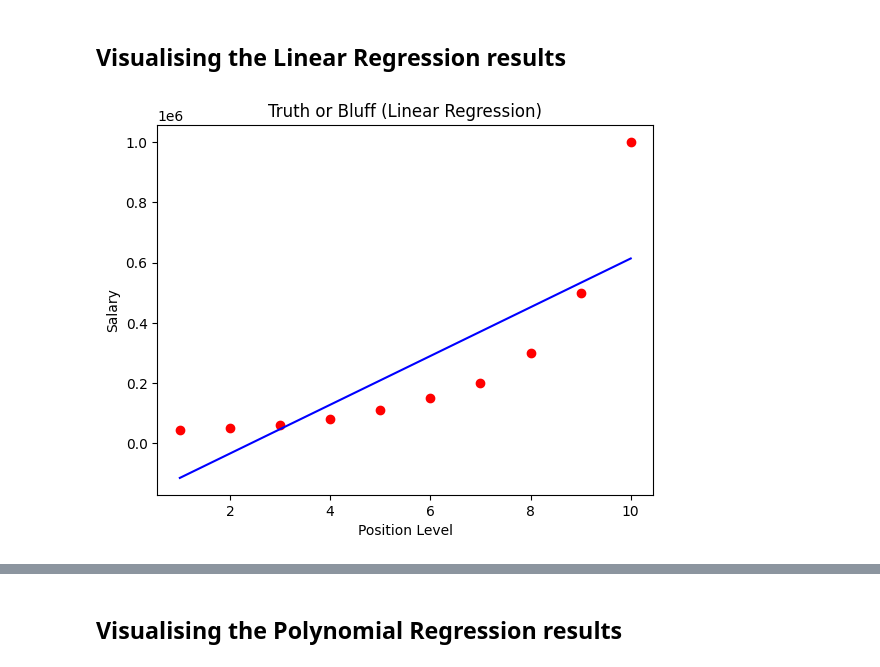
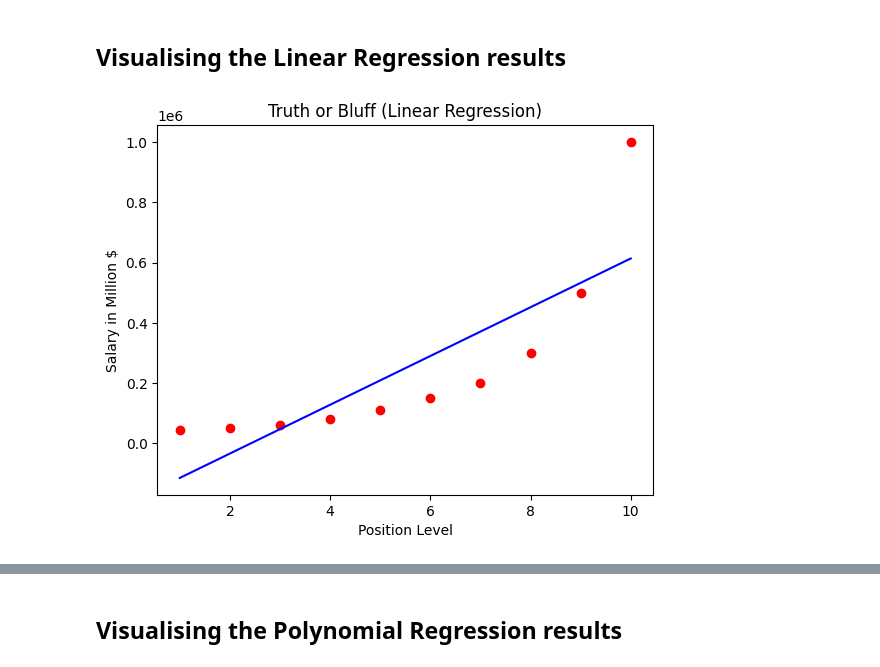
Before and after one commit to niclashart/Projects, a Jupyter notebook: Study/Regression/Polinomial_Linear_Regression/polynomial_regression.ipynb, the cells around one changed output, grey strips where cells are left out. Saved outputs shown, nothing was run; the diff lists cells and outputs as text; code cells hidden in the pictures.

```diff
--- a/Study/Regression/Polinomial_Linear_Regression/polynomial_regression.ipynb
+++ b/Study/Regression/Polinomial_Linear_Regression/polynomial_regression.ipynb
@@ -35,9 +35,9 @@ LinearRegression()
 # %%
 plt.scatter(X, y, color='red')
 plt.plot(X, regressor.predict(X), color='blue')
 plt.title('Truth or Bluff (Linear Regression)')
 plt.xlabel('Position Level')
-plt.ylabel('Salary')
+plt.ylabel('Salary in Million $')
 plt.show()
 # %% [output]
-[figure, old version]
+[figure, new version]
```
Also changed, not shown: parts of 1 cell of this notebook.
